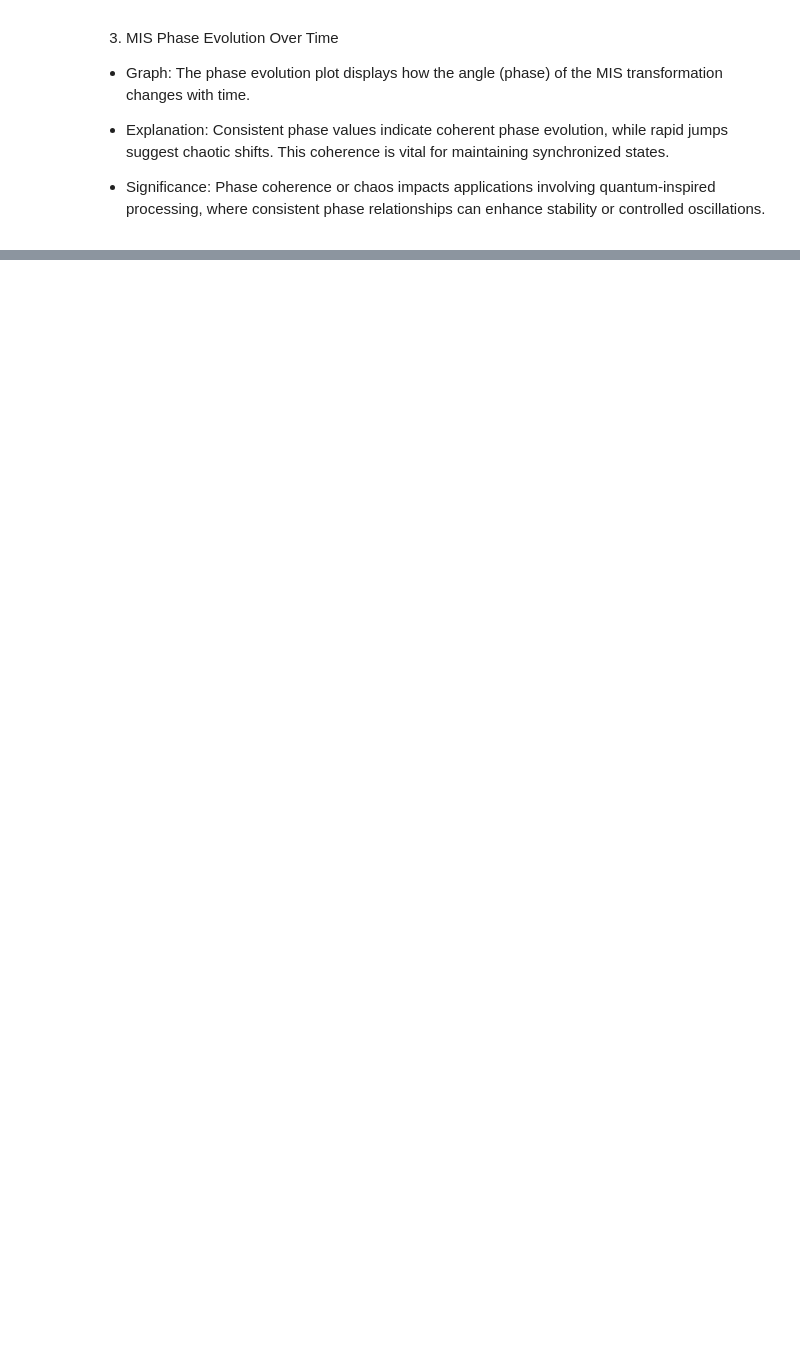
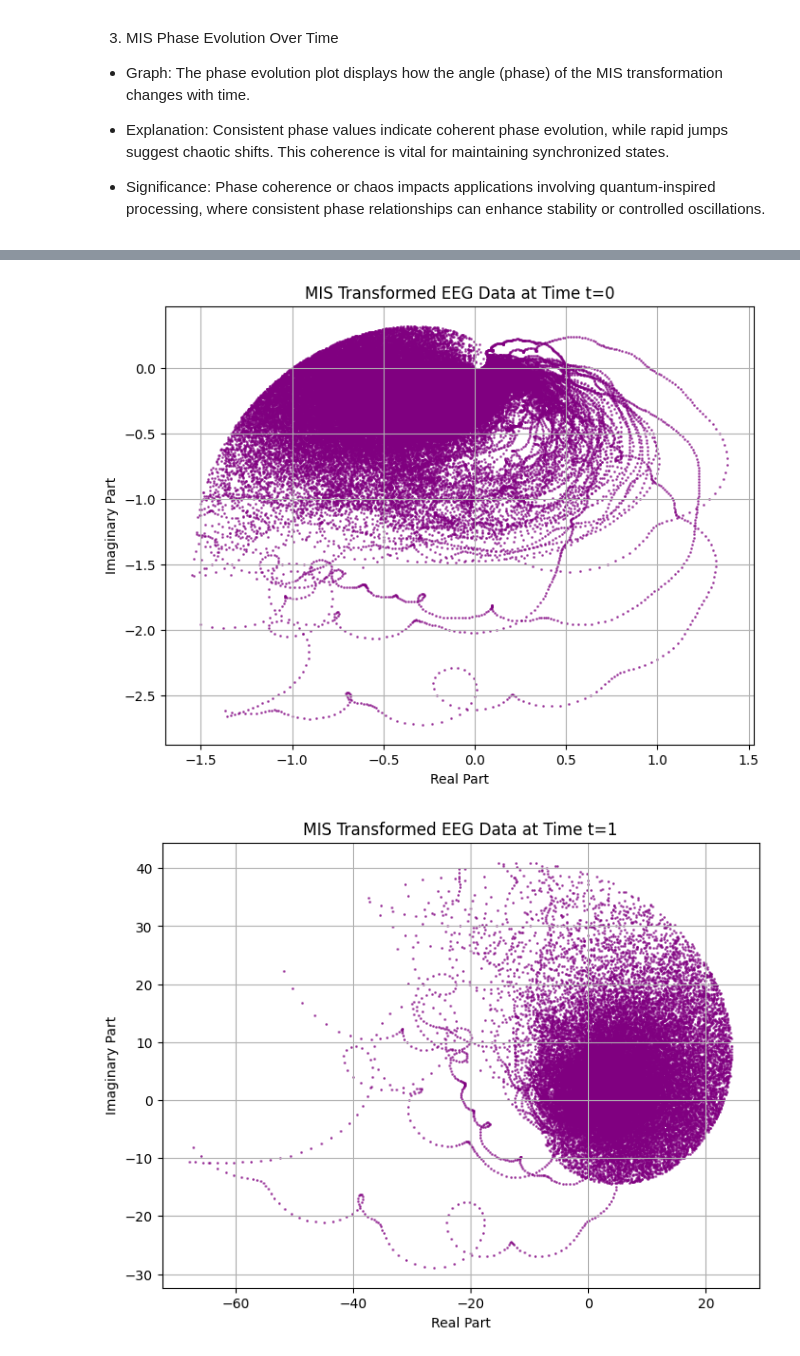
Before and after one commit to NeoVertex1/Morphotensorial-Field-Theory, a Jupyter notebook: paper/paper.ipynb, the cells around one changed output, grey strips where cells are left out. Saved outputs shown, nothing was run; the diff lists cells and outputs as text; code cells hidden in the pictures; blank space fills up the shorter version.

```diff
--- a/paper/paper.ipynb
+++ b/paper/paper.ipynb
@@ -1068,0 +1218,62 @@ Before we go into the mathematical details, that might interest some and bore ot
+# %%
+import numpy as np
+import cmath
+import matplotlib.pyplot as plt
+from mne.datasets import sample
+from mne import io, pick_types, Epochs, find_events
+from mne.preprocessing import ICA
+from scipy.signal import hilbert
+from pathlib import Path
+
+# Define the MIS transformation function
+def mis_function(z, alpha, beta, t):
+    """Calculate MIS transformation with complex parameters α and β."""
+    log_z_beta = cmath.log(z)**beta
+    return z**alpha * cmath.exp(1j * t * log_z_beta)
+
+# Load sample EEG data
+data_path = sample.data_path()
+raw = io.read_raw_fif(data_path / 'MEG' / 'sample' / 'sample_audvis_raw.fif', preload=True)
+raw.pick_types(meg=False, eeg=True, eog=True, stim=True)
+raw.filter(1., 30., fir_design='firwin')  # Band-pass filter the data
+
+# Select a subset of data (e.g., from channel 'EEG 001')
+eeg_data = raw.get_data(picks='EEG 001')[0]  # Get raw signal from one EEG channel
+
+# Parameters for MIS
+alpha = 0.5 + 0.5j
+beta = 1.0 + 0.0j
+t_values = [0, 1, 5, 10]  # Times to analyze and visualize
+
+# Preprocess the EEG data by normalizing and converting to complex values
+eeg_data_complex = hilbert(eeg_data)  # Use the Hilbert transform to get analytic signal
+eeg_data_complex /= np.abs(eeg_data_complex).max()  # Normalize the data for MIS
+
+# Apply MIS transformation and visualize
+for t in t_values:
+    transformed_vals = [mis_function(z, alpha, beta, t) for z in eeg_data_complex]
+    real_parts = [val.real for val in transformed_vals]
+    imag_parts = [val.imag for val in transformed_vals]
+
+    # Plot real vs. imaginary parts for this time step
+    plt.figure(figsize=(8, 6))
+    plt.scatter(real_parts, imag_parts, color="purple", s=1, alpha=0.6)
+    plt.title(f"MIS Transformed EEG Data at Time t={t}")
+    plt.xlabel("Real Part")
+    plt.ylabel("Imaginary Part")
+    plt.grid(True)
+    plt.show()
+
+# Plot the real parts of transformed EEG data over time to observe signal evolution
+for t in t_values:
+    transformed_vals = [mis_function(z, alpha, beta, t) for z in eeg_data_complex]
+    real_parts = [val.real for val in transformed_vals]
+
+    plt.figure(figsize=(12, 4))
+    plt.plot(real_parts, color='blue', label=f't={t}')
+    plt.title(f"Real Part of MIS Transformed EEG Signal Over Time (t={t})")
+    plt.xlabel("Time (samples)")
+    plt.ylabel("Amplitude")
+    plt.legend()
+    plt.show()
+# %% [output]
@@ -1068,0 +1298,2 @@ Before we go into the mathematical details, that might interest some and bore ot
+[figure, added]
+[figure, added]
```
Also changed, not shown: parts of 8 cells of this notebook.
